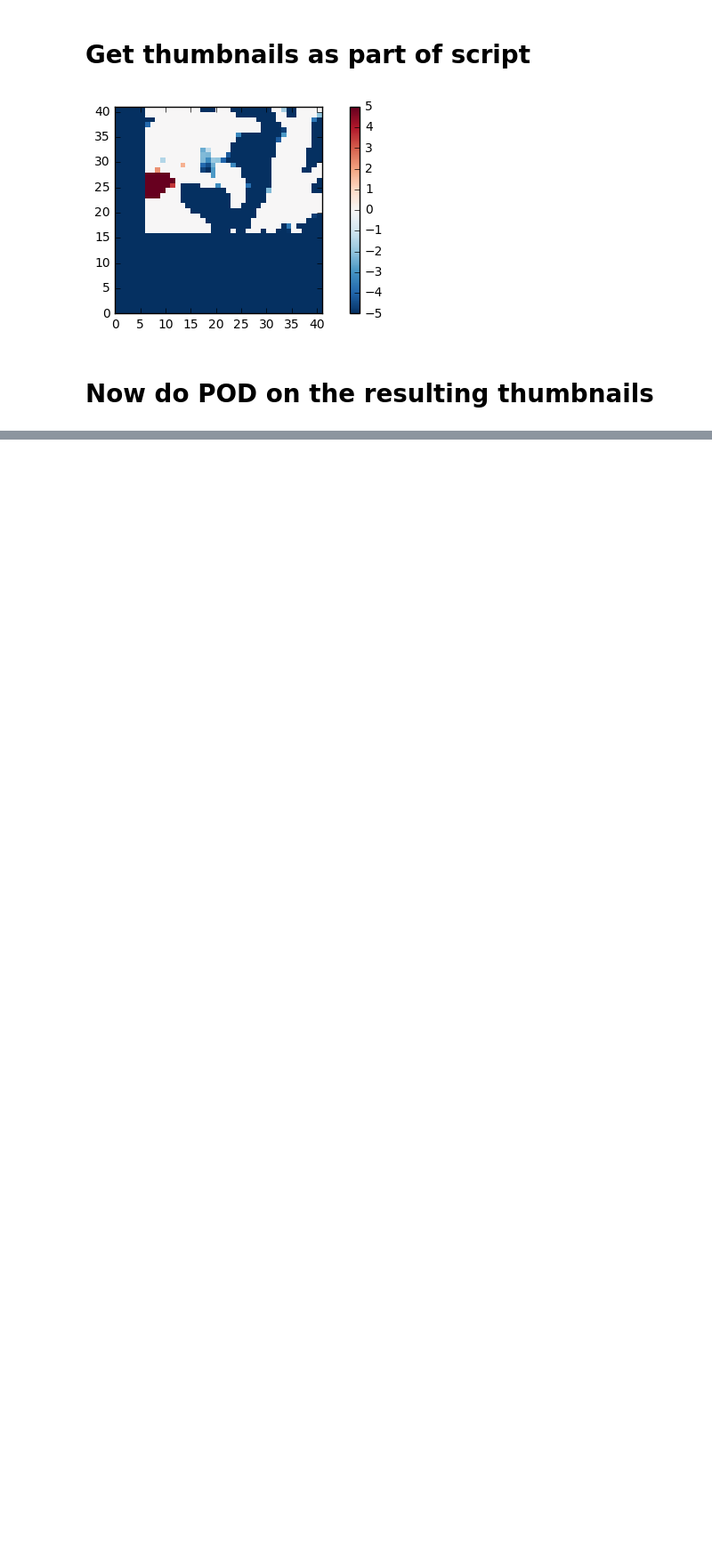
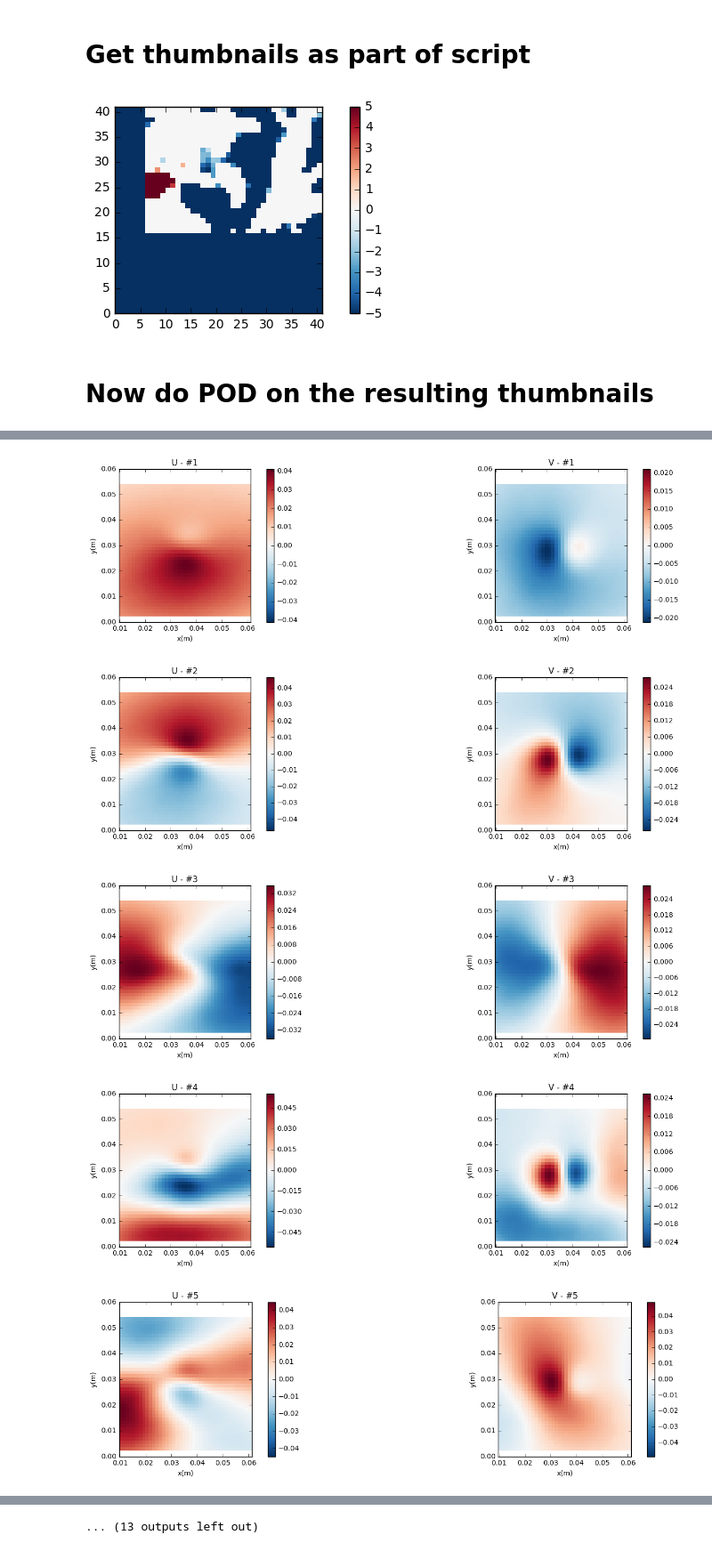
Before and after one commit to owenjhwilliams/ASIIT, a Jupyter notebook: runPODthumbnails.ipynb, the cells around one changed output, grey strips where cells are left out. Shown at 89% size. Saved outputs shown, nothing was run; the diff lists cells and outputs as text; code cells hidden in the pictures; blank space fills up the shorter version.

```diff
--- a/runPODthumbnails.ipynb
+++ b/runPODthumbnails.ipynb
@@ -236,0 +220,3 @@ del Umodes2,Vmodes2
+# %%
+reload(PODutils)
+Umodes, Vmodes= PODutils.reconstructPODmodes(modes,uSize,num_modes,2)
@@ -237,3 +247,9 @@ del Umodes2,Vmodes2
 # %%
-import PODutil
-PODutil.plotPODmodes2D(X[:2*BoxSize+1,:2*BoxSize+1],Y[:2*BoxSize+1,:2*BoxSize+1],Umodes,Vmodes,list(range(25)))
+import PODutils
+PODutils.plotPODmodes2D(X[:2*BoxSize+1,:2*BoxSize+1],Y[:2*BoxSize+1,:2*BoxSize+1],Umodes,Vmodes,list(range(25)))
+# %% [output]
+[figure, added]
+[figure, added]
+[figure, added]
+[figure, added]
+[figure, added]
@@ -239,0 +263 @@ PODutil.plotPODmodes2D(X[:2*BoxSize+1,:2*BoxSize+1],Y[:2*BoxSize+1,:2*BoxSize+1]
+... (13 outputs left out)
```
Also changed, not shown: parts of 15 cells of this notebook, 3 other files.
